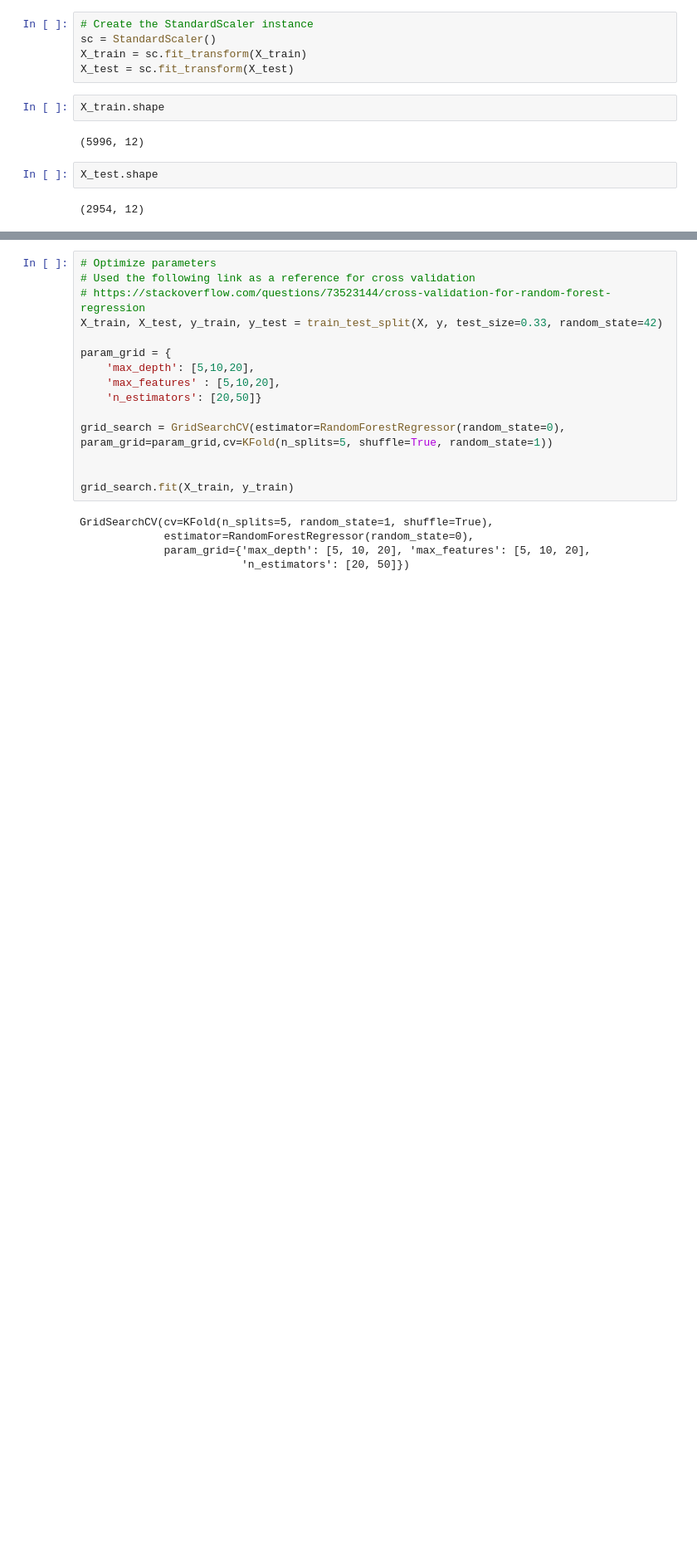
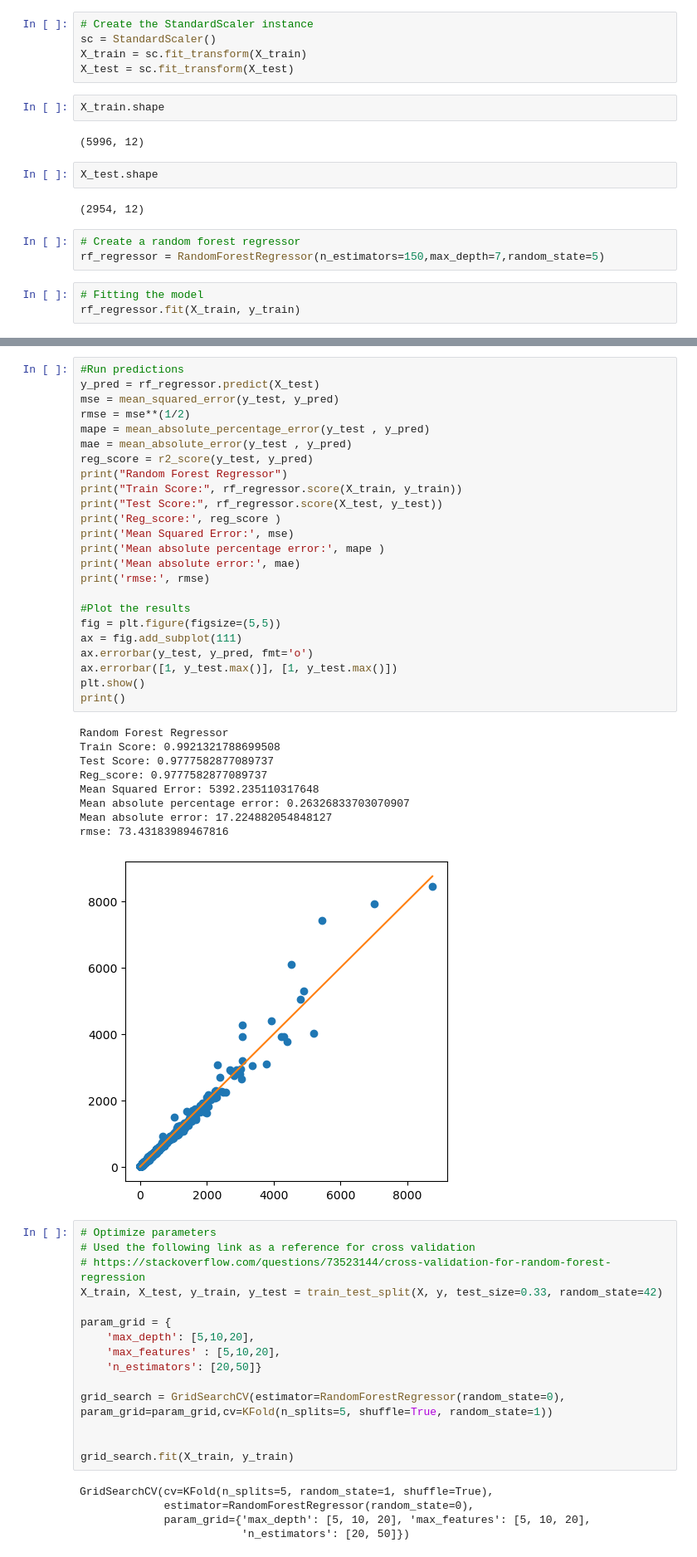
Before and after one commit to jmpealy/project-4-ML-integration, a Jupyter notebook: model_jason.ipynb, the cells around one changed output, grey strips where cells are left out. Shown: that part at 83% size. Drawn from its saved outputs; the diff is of its cells as text; blank space fills up the shorter version.

```diff
--- a/model_jason.ipynb
+++ b/model_jason.ipynb
@@ -270,3 +273,9 @@ X_train.shape
 X_test.shape
 # %% [output]
 (2954, 12)
+# %%
+# Create a random forest regressor
+rf_regressor = RandomForestRegressor(n_estimators=150,max_depth=7,random_state=5)
+# %%
+# Fitting the model
+rf_regressor.fit(X_train, y_train)
@@ -273,3 +328,37 @@ X_test.shape
+# %%
+#Run predictions
+y_pred = rf_regressor.predict(X_test)
+mse = mean_squared_error(y_test, y_pred)
+rmse = mse**(1/2)
+mape = mean_absolute_percentage_error(y_test , y_pred)
+mae = mean_absolute_error(y_test , y_pred)
+reg_score = r2_score(y_test, y_pred)
+print("Random Forest Regressor")
+print("Train Score:", rf_regressor.score(X_train, y_train))
+print("Test Score:", rf_regressor.score(X_test, y_test))
+print('Reg_score:', reg_score )
+print('Mean Squared Error:', mse)
+print('Mean absolute percentage error:', mape )
+print('Mean absolute error:', mae)
+print('rmse:', rmse)
+
+#Plot the results
+fig = plt.figure(figsize=(5,5))
+ax = fig.add_subplot(111)
+ax.errorbar(y_test, y_pred, fmt='o')
+ax.errorbar([1, y_test.max()], [1, y_test.max()])
+plt.show()
+print()
+# %% [output]
+Random Forest Regressor
+Train Score: 0.9921321788699508
+Test Score: 0.9777582877089737
+Reg_score: 0.9777582877089737
+Mean Squared Error: 5392.235110317648
+Mean absolute percentage error: 0.26326833703070907
+Mean absolute error: 17.224882054848127
+rmse: 73.43183989467816
+[figure, added]
 # %%
 # Optimize parameters
 # Used the following link as a reference for cross validation
```
Also changed, not shown: parts of 17 cells of this notebook.
